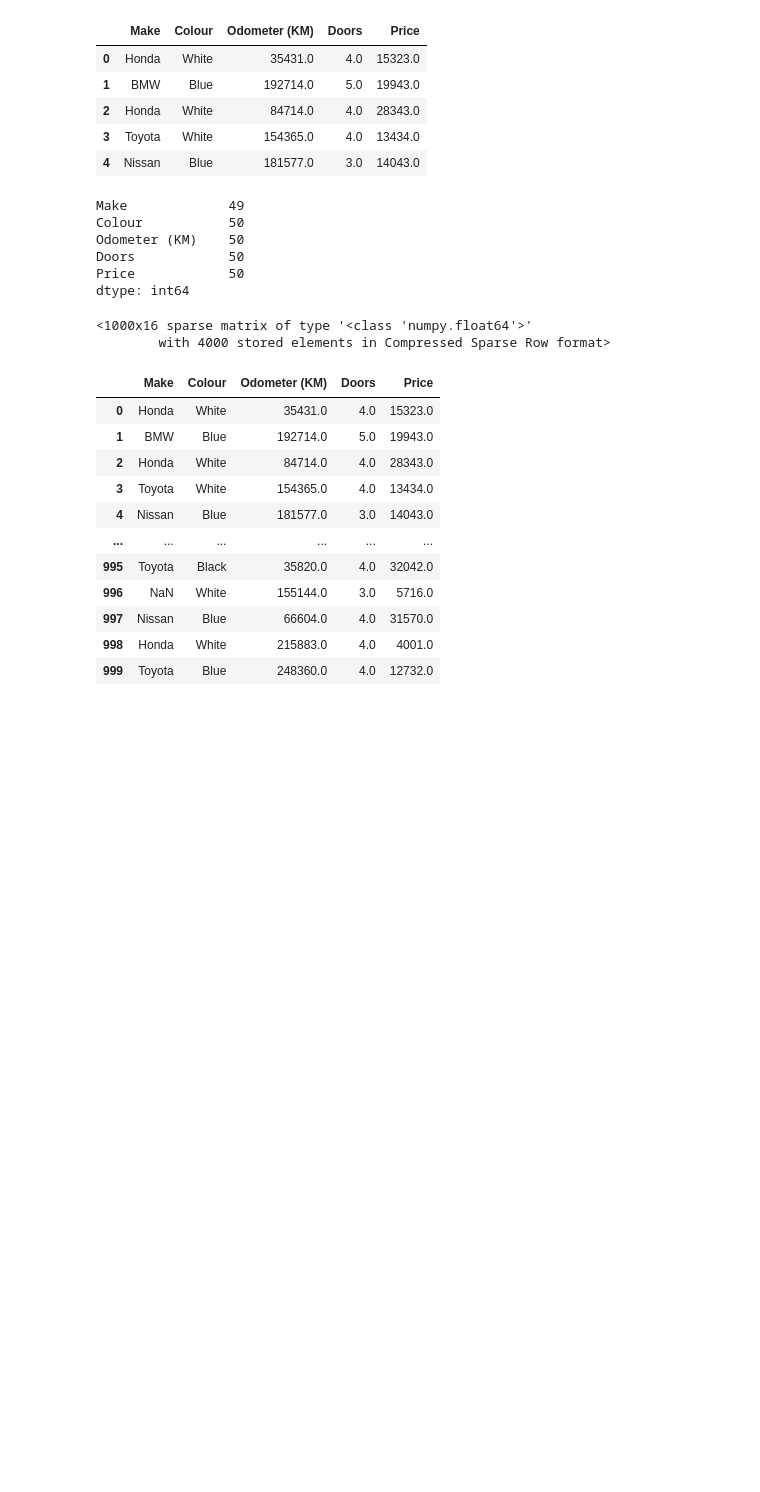
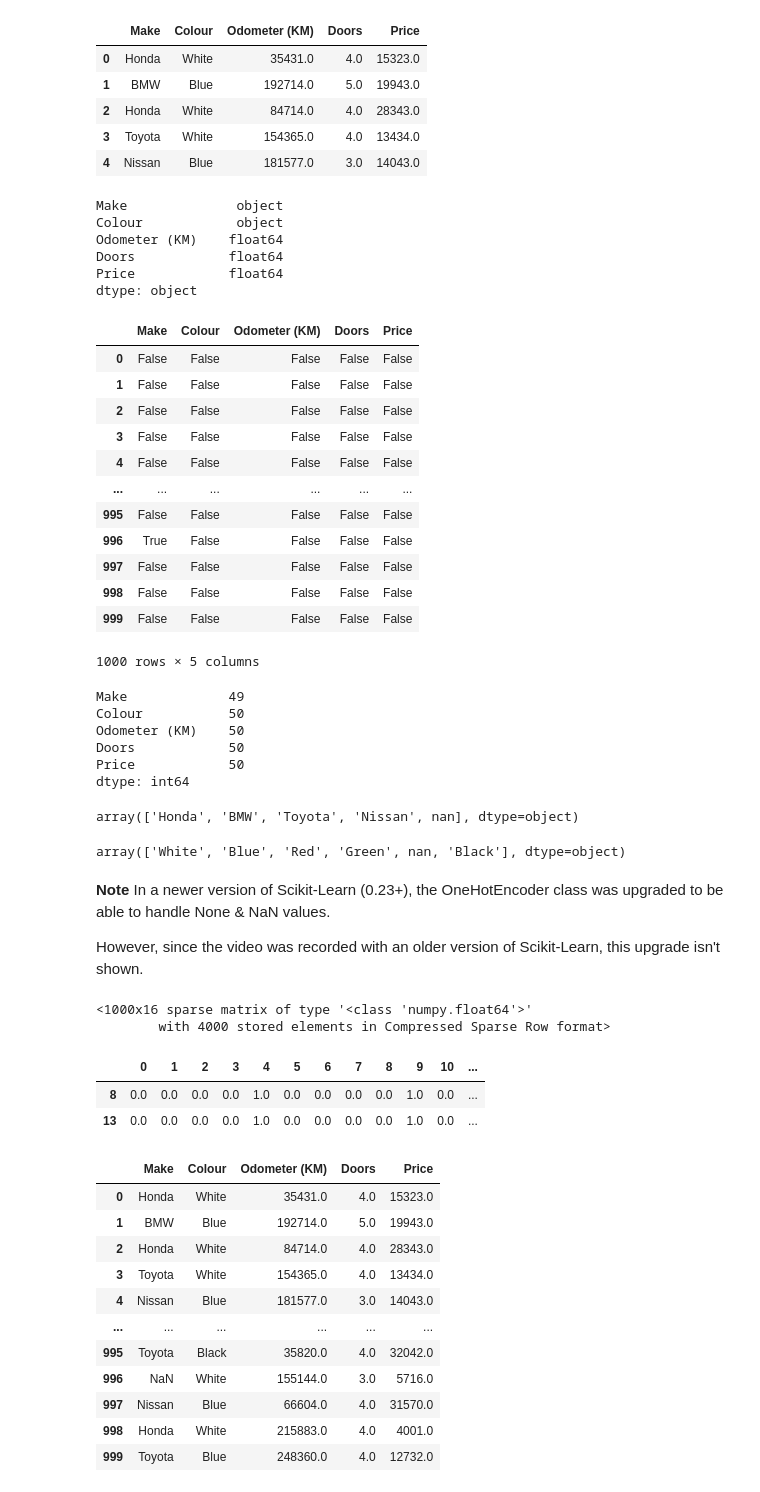
Before and after one commit to hamidov9jat/Sklearn-Exercises, a Jupyter notebook: notebooks/my_experiments.ipynb, the cells around one changed output. Saved outputs shown, nothing was run; the diff lists cells and outputs as text; code cells hidden in the pictures; blank space fills up the shorter version.

Commit message:
Preparing data to be used with ML

```diff
--- a/notebooks/my_experiments.ipynb
+++ b/notebooks/my_experiments.ipynb
@@ -576,6 +682,6 @@ model.score(X_test, y_test)
 # %%
 # Import car sales missing data
-car_sales_missing = pd.read_csv("data/car-sales-extended-missing-data.csv")
+car_sales_missing = pd.read_csv("../data/car-sales-extended-missing-data.csv")
 car_sales_missing.head()
 # %% [output]
 |  | Make | Colour | Odometer (KM) | Doors | Price |
@@ -584,6 +690,31 @@ car_sales_missing.head()
 | 2 | Honda | White | 84714.0 | 4.0 | 28343.0 |
 | 3 | Toyota | White | 154365.0 | 4.0 | 13434.0 |
 | 4 | Nissan | Blue | 181577.0 | 3.0 | 14043.0 |
+# %%
+car_sales_missing.dtypes
+# %% [output]
+Make              object
+Colour            object
+Odometer (KM)    float64
+Doors            float64
+Price            float64
+dtype: object
+# %%
+car_sales_missing.isna()
+# %% [output]
+|  | Make | Colour | Odometer (KM) | Doors | Price |
+| 0 | False | False | False | False | False |
+| 1 | False | False | False | False | False |
+| 2 | False | False | False | False | False |
+| 3 | False | False | False | False | False |
+| 4 | False | False | False | False | False |
+| ... | ... | ... | ... | ... | ... |
+| 995 | False | False | False | False | False |
+| 996 | True | False | False | False | False |
+| 997 | False | False | False | False | False |
+| 998 | False | False | False | False | False |
+| 999 | False | False | False | False | False |
+1000 rows × 5 columns
 # %%
 car_sales_missing.isna().sum()
 # %% [output]
@@ -593,10 +724,22 @@ Odometer (KM)    50
 Doors            50
 Price            50
 dtype: int64
+# %%
+car_sales_missing.Make.unique()
+# %% [output]
+array(['Honda', 'BMW', 'Toyota', 'Nissan', nan], dtype=object)
+# %%
+car_sales_missing.Colour.unique()
+# %% [output]
+array(['White', 'Blue', 'Red', 'Green', nan, 'Black'], dtype=object)
 # %%
 # Create X & y
 X = car_sales_missing.drop("Price", axis=1)
 y = car_sales_missing["Price"]
+# %% [markdown]
+**Note** In a newer version of Scikit-Learn (0.23+), the OneHotEncoder class was upgraded to be able to handle None & NaN values.
+
+However, since the video was recorded with an older version of Scikit-Learn, this upgrade isn't shown.
 # %%
 # Let's try and convert our data to numbers
 # Turn the categories into numbers
@@ -615,6 +758,12 @@ transformed_X
 # %% [output]
 <1000x16 sparse matrix of type '<class 'numpy.float64'>'
         with 4000 stored elements in Compressed Sparse Row format>
+# %%
+pd.DataFrame(transformed_X.toarray()).iloc[[8, 13]]
+# %% [output]
+|  | 0 | 1 | 2 | 3 | 4 | 5 | 6 | 7 | 8 | 9 | 10 | ... |
+| 8 | 0.0 | 0.0 | 0.0 | 0.0 | 1.0 | 0.0 | 0.0 | 0.0 | 0.0 | 1.0 | 0.0 | ... |
+| 13 | 0.0 | 0.0 | 0.0 | 0.0 | 1.0 | 0.0 | 0.0 | 0.0 | 0.0 | 1.0 | 0.0 | ... |
 # %%
 car_sales_missing
 # %% [output]
```
Also changed, not shown: parts of 63 cells of this notebook, 5 other files.
